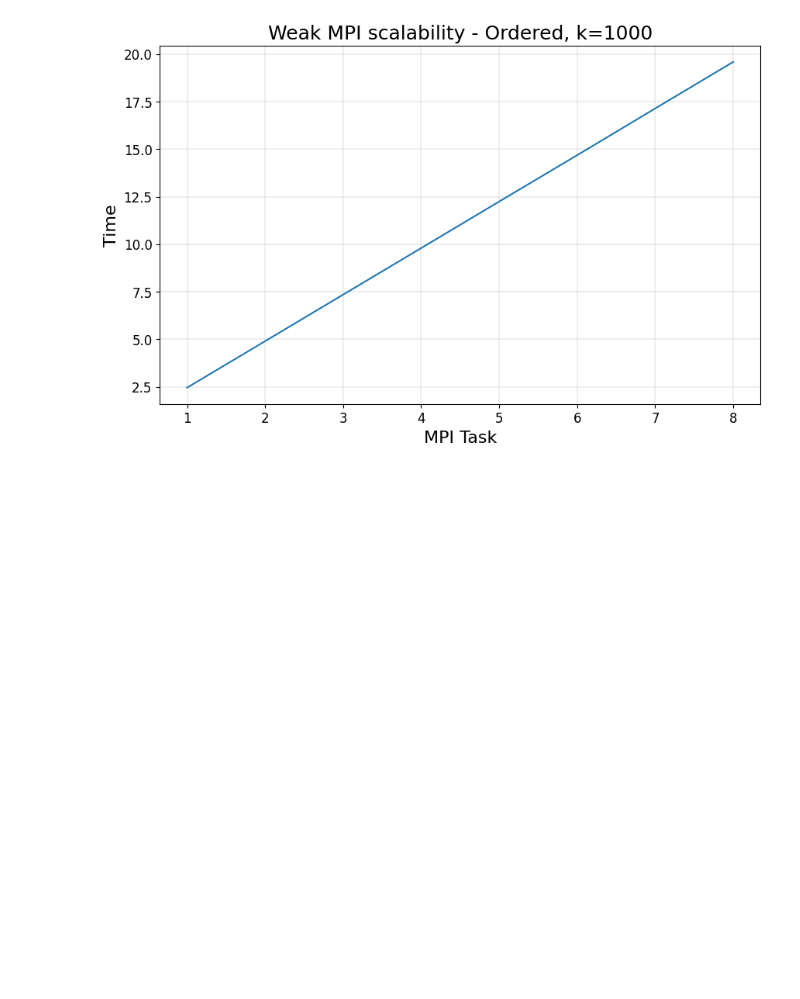
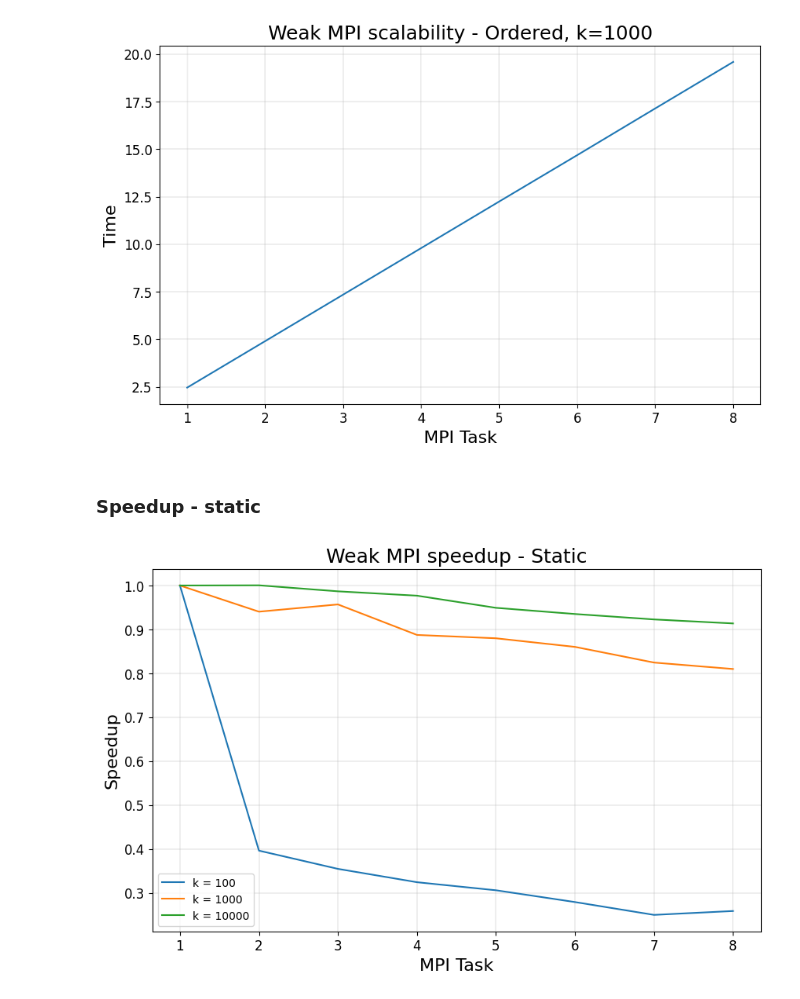
Before and after one commit to paolodr98/Final-assigments-FHPC-course-2022-2023, a Jupyter notebook: exercise1/data/weak_MPI/analize_weak_MPI.ipynb, the cells around one changed output. Drawn from its saved outputs; the diff is of its cells as text; code cells hidden in the pictures; blank space fills up the shorter version.

Commit message:
Add last plot ex1

```diff
--- a/exercise1/data/weak_MPI/analize_weak_MPI.ipynb
+++ b/exercise1/data/weak_MPI/analize_weak_MPI.ipynb
@@ -64,6 +64,13 @@ THIN_ord_std_1 = THIN_ordered_1.groupby(['mpi_task']).std().to_numpy()[:,1]
 
 THIN_ord_means_2 = THIN_ordered_2.groupby(['mpi_task']).mean().to_numpy()[:,1]
 THIN_ord_std_2 = THIN_ordered_2.groupby(['mpi_task']).std().to_numpy()[:,1]
+# %%
+THIN_static_speed_1 = THIN_static_means_1[0]/THIN_static_means_1
+THIN_static_speed_2 = THIN_static_means_2[0]/THIN_static_means_2
+THIN_static_speed_3 = THIN_static_means_3[0]/THIN_static_means_3
+
+THIN_ord_speed_1 = THIN_ord_means_1[0]/THIN_ord_means_1
+THIN_ord_speed_2 = THIN_ord_means_2[0]/THIN_ord_means_2
 # %% [markdown]
 ## Plot
 # %% [markdown]
@@ -166,3 +173,27 @@ plt.grid(linewidth = 0.3)
 plt.show()
 # %% [output]
 [figure]
+# %% [markdown]
+### Speedup - static
+# %%
+plt.figure(figsize=(10, 6))
+
+plt.plot(n_threads, THIN_static_speed_1, label = 'k = 100')
+plt.plot(n_threads, THIN_static_speed_2, label = 'k = 1000')
+plt.plot(n_threads, THIN_static_speed_3, label = 'k = 10000')
+
+
+
+plt.xlabel('MPI Task', fontsize = 16)
+plt.ylabel('Speedup', fontsize = 16)
+plt.title('Weak MPI speedup - Static', fontsize = 18)
+
+plt.xticks(fontsize=12)
+plt.yticks(fontsize=12)
+
+plt.legend()
+
+plt.grid(linewidth = 0.3)
+plt.show()
+# %% [output]
+[figure, added]
```
Also changed, not shown: parts of 1 cell of this notebook, 3 other files.
